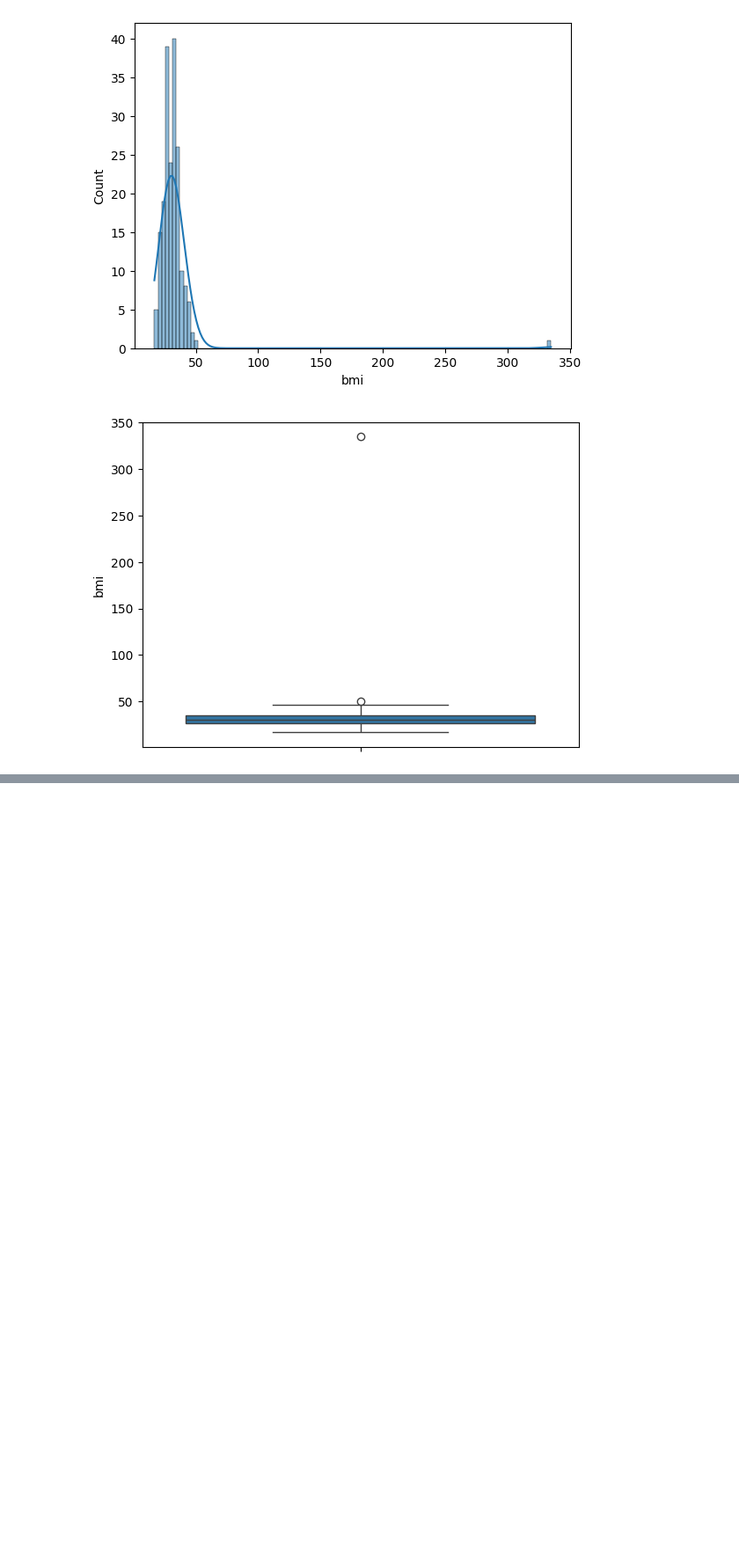
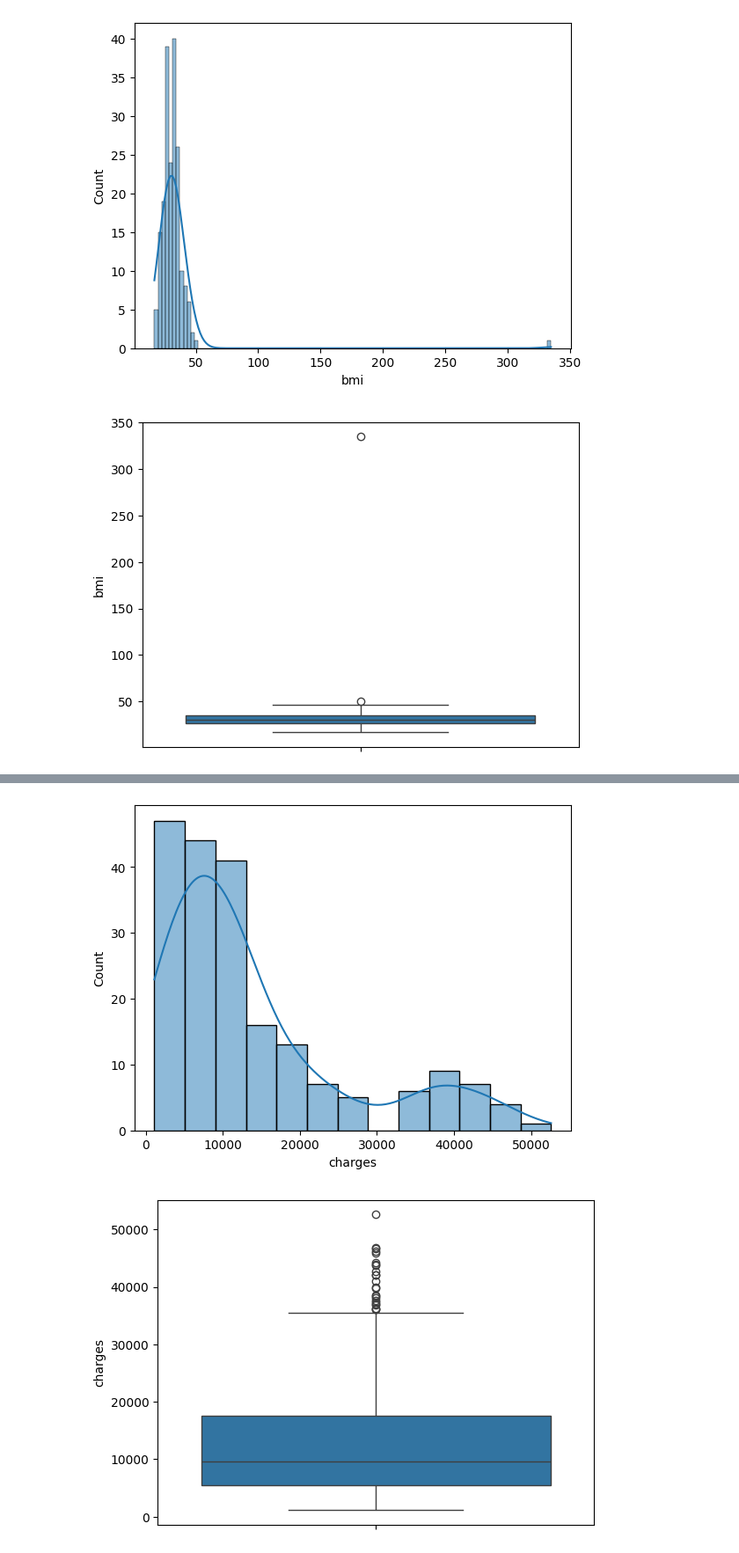
Before and after one commit to m0xn/ensurance-lr, a Jupyter notebook: actividades/proyecto-final.ipynb, the cells around one changed output, grey strips where cells are left out. Shown: that part at 88% size. Drawn from its saved outputs; the diff is of its cells as text; code cells hidden in the pictures; blank space fills up the shorter version.

```diff
--- a/actividades/proyecto-final.ipynb
+++ b/actividades/proyecto-final.ipynb
@@ -97,0 +110,10 @@ Para la variable **'bmi'**, la presencia de **outliers** es claramente notable.
+# %%
+# Para la variable 'charges'
+col = 'charges'
+histplot(df[col], kde=True)
+plt.show()
+boxplot(df[col])
+plt.show()
+# %% [output]
+[figure, added]
+[figure, added]
```
Also changed, not shown: parts of 12 cells of this notebook.
